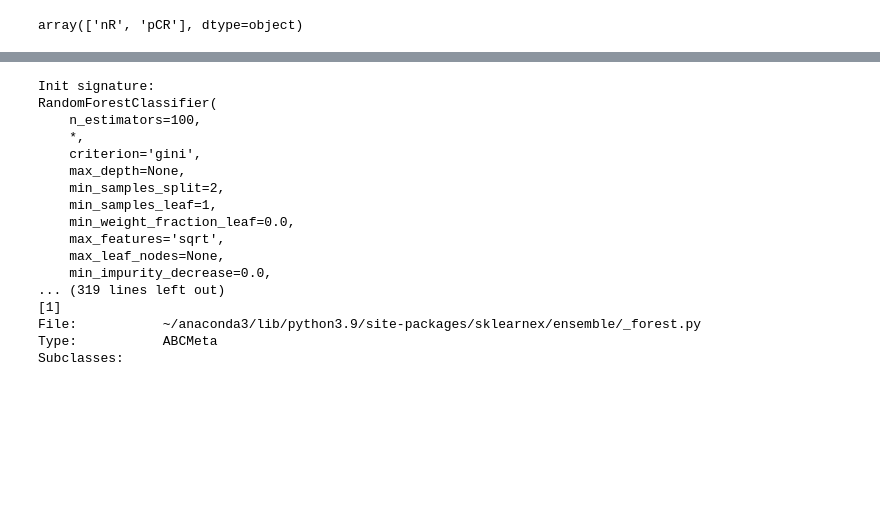
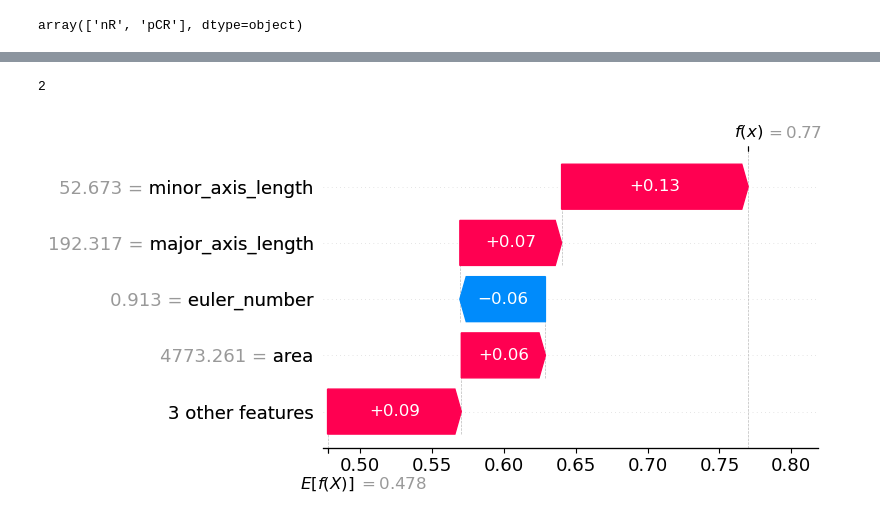
Before and after one commit to Schumacher-group/IMC_TNBC_analysis, a Jupyter notebook: results_analysis/prediction/collagen_fiber.ipynb, the cells around one changed output, grey strips where cells are left out. Drawn from its saved outputs; the diff is of its cells as text; code cells hidden in the pictures; blank space fills up the shorter version.

```diff
--- a/results_analysis/prediction/collagen_fiber.ipynb
+++ b/results_analysis/prediction/collagen_fiber.ipynb
@@ -140,20 +157,16 @@ weighted avg       0.56      0.50      0.51        20
 # %%
-RandomForestClassifier?
+model = search_cv1.best_estimator_
+model.n_classes_
 # %% [output]
-Init signature:
-RandomForestClassifier(
-    n_estimators=100,
-    *,
-    criterion='gini',
-    max_depth=None,
-    min_samples_split=2,
-    min_samples_leaf=1,
-    min_weight_fraction_leaf=0.0,
-    max_features='sqrt',
-    max_leaf_nodes=None,
-    min_impurity_decrease=0.0,
-... (319 lines left out)
-[1]
-File:           ~/anaconda3/lib/python3.9/site-packages/sklearnex/ensemble/_forest.py
-Type:           ABCMeta
-Subclasses:
+2
+# %%
+
+explainer = shap.TreeExplainer(model,X_test,feature_names=model.feature_names_in_)
+shap_values = explainer(X_test)[:,:,1]#shap values positive class
+# %%
+shap.plots.waterfall(shap_values[0], max_display=5,show=False)
+plt.tight_layout()
+plt.show()
+#plt.savefig('figures/shap_waterfall.png')
+# %% [output]
+[figure, added]
```
Also changed, not shown: parts of 9 cells of this notebook, 1 other file.
